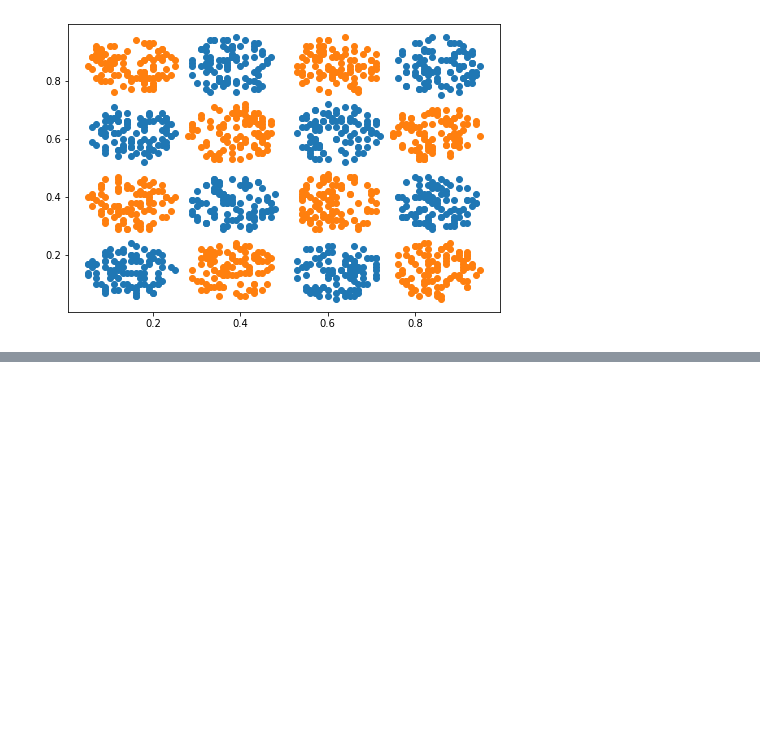
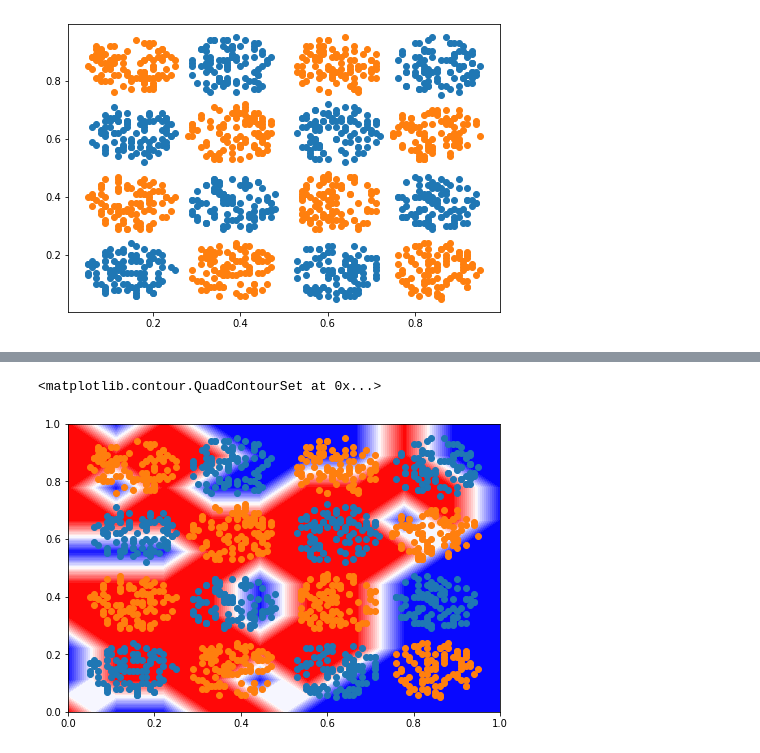
Before and after one commit to bagmk/Quantum_Machine_Learning_Express, a Jupyter notebook: Machine Learning PQC/Four_Qubit_manual/PQC Four-Qubit.ipynb, the cells around one changed output, grey strips where cells are left out. Cells and saved outputs as stored; diff of their text form; code cells hidden in the pictures; blank space fills up the shorter version.

```diff
--- a/Machine Learning PQC/Four_Qubit_manual/PQC Four-Qubit.ipynb
+++ b/Machine Learning PQC/Four_Qubit_manual/PQC Four-Qubit.ipynb
@@ -481,0 +467,10 @@ array([ 0.60794751,  0.31589476,  1.36336725,  1.13468708,  1.1047779 ,
+# %%
+currentParams=np.array([1.61602151, -0.16485347, 1.97311873, 1.1213025, 1.07432127, \
+1.28408058, 0.88922578, 2.19180025, 0.69508979, 0.59195948, \
+2.19765262, 1.41604579, 0.17649224, 1.85975638, 0.3331318, \
+2.71350626, 2.92914564, 1.79899395, 2.90585447, 0.00391051, \
+1.83358054, 0.45140673, 1.59128909, 0.05695768, 0.64578796, \
+2.12103381, 0.95634077, 0.08967665, 0.44580923, 1.34531482, \
+1.71590086, 0.38749191, 1.76559393, 1.76391178, 1.34094484, \
+0.96915598, 2.24698247, 2.06844, 0.75617922, 2.44778155])
+currentParams
@@ -481,0 +486,25 @@ array([ 0.60794751,  0.31589476,  1.36336725,  1.13468708,  1.1047779 ,
+# %%
+fig = plt.figure()
+ax = fig.add_axes([0,0,1,1])
+ax.plot(np.ravel(dataCoords[np.where(dataLabels == 0)])[::2],
+np.ravel(dataCoords[np.where(dataLabels == 0)])[1::2], ls='', marker='o')
+
+ax.plot(np.ravel(dataCoords[np.where(dataLabels == 1)])[::2],
+np.ravel(dataCoords[np.where(dataLabels == 1)])[1::2], ls='', marker='o')
+
+X = np.linspace(0, 1, num=10)
+Z = np.zeros((len(X), len(X)))
+
+# Contour map
+for j in range(len(X)):
+    for k in range(len(X)):
+        # Fill Z with the labels (numerical values)
+        # the inner loop goes over the columns of Z,
+        # which corresponds to sweeping x-values
+        # Therefore, the role of j,k is flipped in the signature
+        Z[j, k] = predict_qubitF( np.array([X[k], X[j]]),currentParams,[18,2])
+
+ax.contourf(X, X, Z, cmap='bwr', levels=30)
+# %% [output]
+<matplotlib.contour.QuadContourSet at 0x...>
+[figure, added]
```
Also changed, not shown: parts of 6 cells of this notebook, 6 other files.
